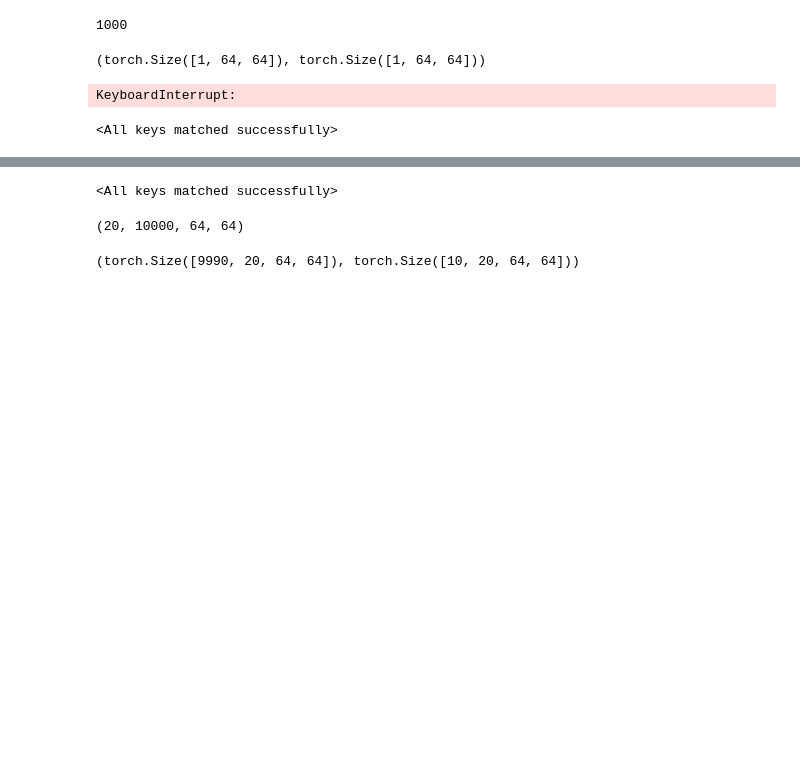
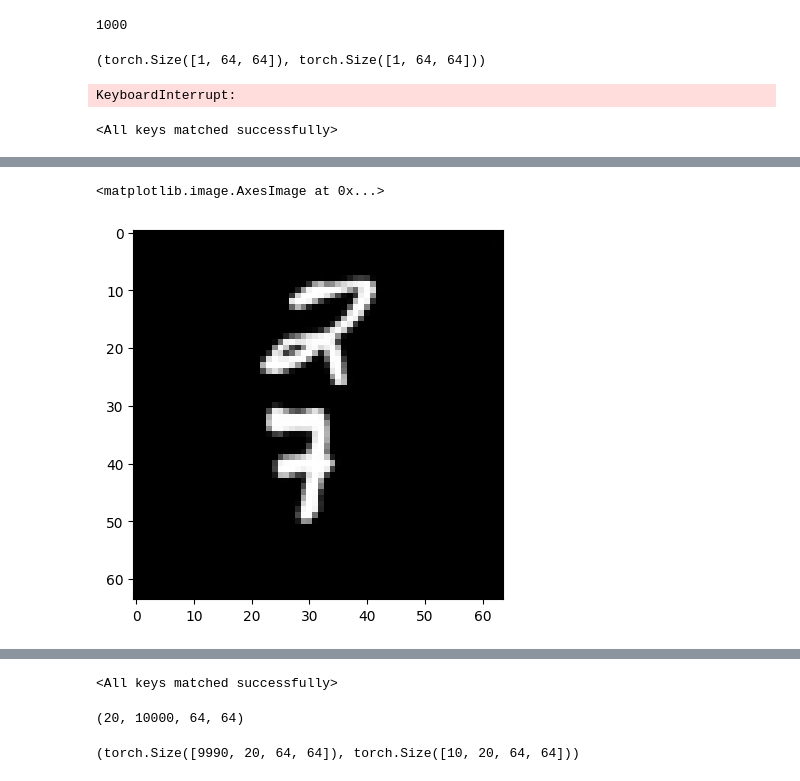
Before and after one commit to Ishushan02/Video-Generation-Flowing-MNIST, a Jupyter notebook: model-4-VQVAE.ipynb, the cells around one changed output, grey strips where cells are left out. Saved outputs shown, nothing was run; the diff lists cells and outputs as text; code cells hidden in the pictures; blank space fills up the shorter version.

Commit message:
Testing Models

```diff
--- a/model-4-VQVAE.ipynb
+++ b/model-4-VQVAE.ipynb
@@ -405,0 +412,8 @@ modelA.load_state_dict(modelValA)
+# %%
+out = modelA.encodeImage(data[0][0].unsqueeze(0)/255.0)
+decimg = modelA.decodeImage(out)
+x = (decimg * 255.0).squeeze().squeeze().detach().numpy()
+plt.imshow(x, cmap = 'gray')
+# %% [output]
+<matplotlib.image.AxesImage at 0x...>
+[figure, added]
```
Also changed, not shown: parts of 18 cells of this notebook, 1 other file.
